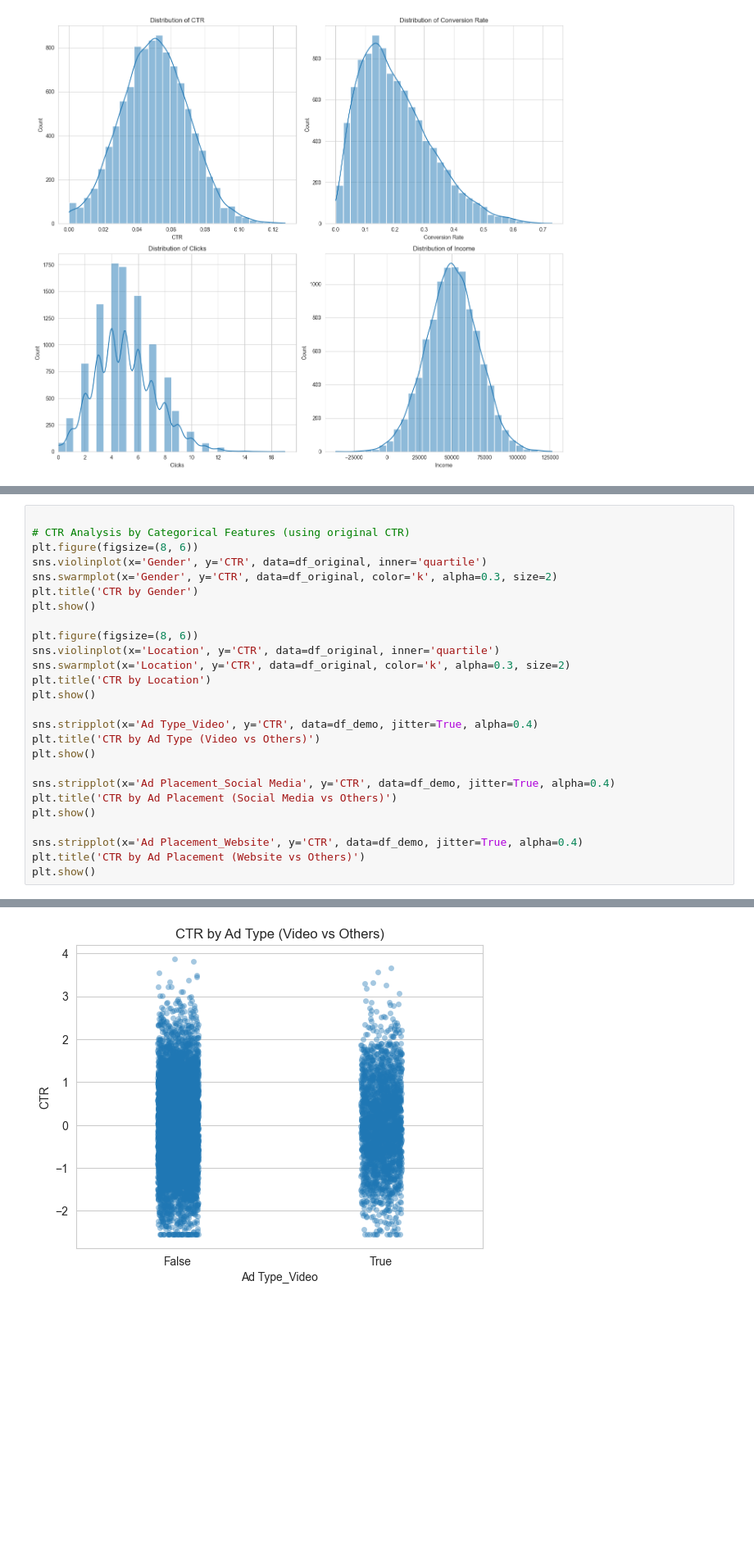
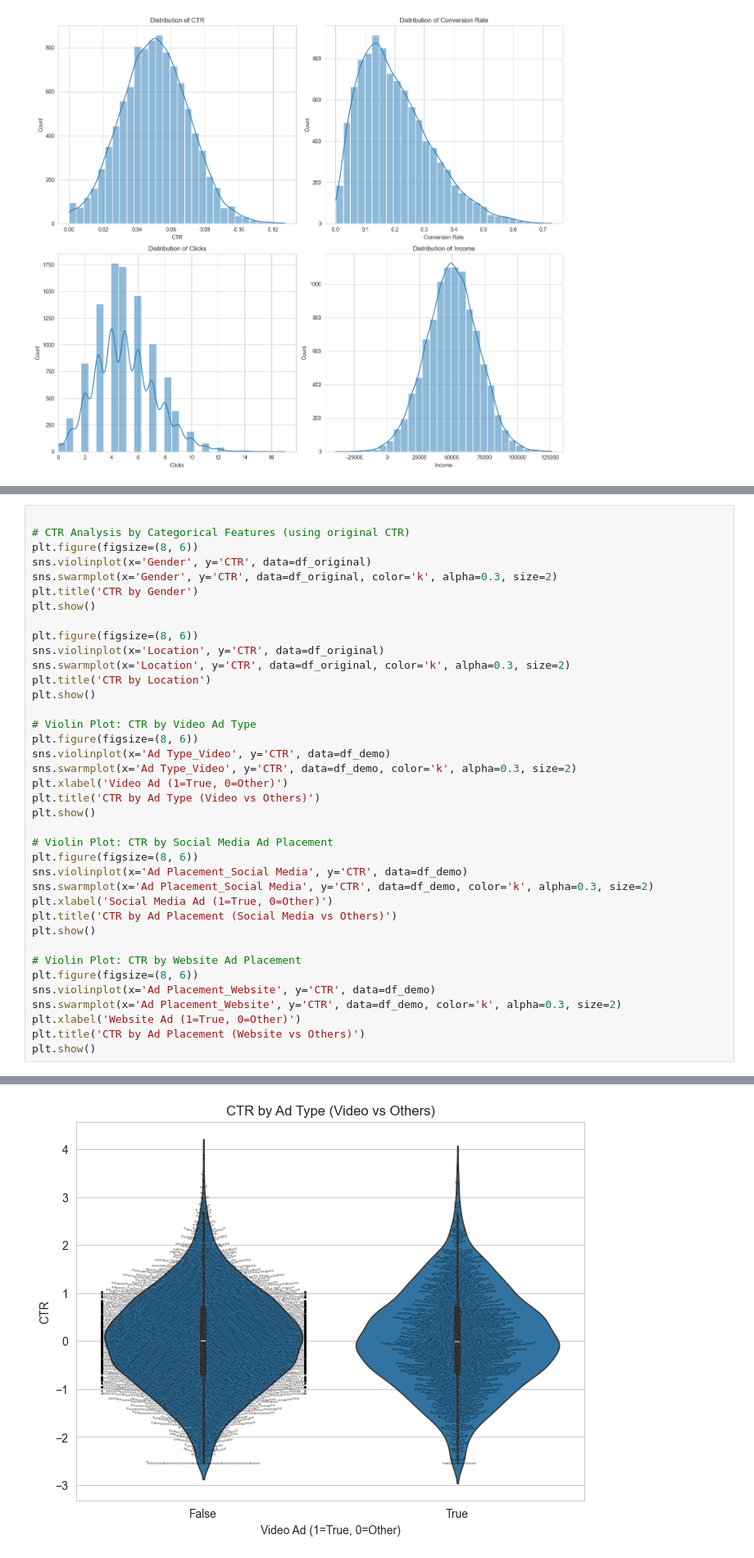
Before and after one commit to ARYAN-SIDH/Ads-Optimization-CTR-Conversions, a Jupyter notebook: Causal_ML.ipynb, the cells around one changed output, grey strips where cells are left out. Shown at 82% size. Cells and saved outputs as stored; diff of their text form; blank space fills up the shorter version.

Commit message:
Corrected Values and Plots

```diff
--- a/Causal_ML.ipynb
+++ b/Causal_ML.ipynb
@@ -54,26 +61,38 @@ plt.show()
 
 # CTR Analysis by Categorical Features (using original CTR)
 plt.figure(figsize=(8, 6))
-sns.violinplot(x='Gender', y='CTR', data=df_original, inner='quartile')
+sns.violinplot(x='Gender', y='CTR', data=df_original)
 sns.swarmplot(x='Gender', y='CTR', data=df_original, color='k', alpha=0.3, size=2)
 plt.title('CTR by Gender')
 plt.show()
 
 plt.figure(figsize=(8, 6))
-sns.violinplot(x='Location', y='CTR', data=df_original, inner='quartile')
+sns.violinplot(x='Location', y='CTR', data=df_original)
 sns.swarmplot(x='Location', y='CTR', data=df_original, color='k', alpha=0.3, size=2)
 plt.title('CTR by Location')
 plt.show()
 
-sns.stripplot(x='Ad Type_Video', y='CTR', data=df_demo, jitter=True, alpha=0.4)
+# Violin Plot: CTR by Video Ad Type
+plt.figure(figsize=(8, 6))
+sns.violinplot(x='Ad Type_Video', y='CTR', data=df_demo)
+sns.swarmplot(x='Ad Type_Video', y='CTR', data=df_demo, color='k', alpha=0.3, size=2)
+plt.xlabel('Video Ad (1=True, 0=Other)')
 plt.title('CTR by Ad Type (Video vs Others)')
 plt.show()
 
-sns.stripplot(x='Ad Placement_Social Media', y='CTR', data=df_demo, jitter=True, alpha=0.4)
+# Violin Plot: CTR by Social Media Ad Placement
+plt.figure(figsize=(8, 6))
+sns.violinplot(x='Ad Placement_Social Media', y='CTR', data=df_demo)
+sns.swarmplot(x='Ad Placement_Social Media', y='CTR', data=df_demo, color='k', alpha=0.3, size=2)
+plt.xlabel('Social Media Ad (1=True, 0=Other)')
 plt.title('CTR by Ad Placement (Social Media vs Others)')
 plt.show()
 
-sns.stripplot(x='Ad Placement_Website', y='CTR', data=df_demo, jitter=True, alpha=0.4)
+# Violin Plot: CTR by Website Ad Placement
+plt.figure(figsize=(8, 6))
+sns.violinplot(x='Ad Placement_Website', y='CTR', data=df_demo)
+sns.swarmplot(x='Ad Placement_Website', y='CTR', data=df_demo, color='k', alpha=0.3, size=2)
+plt.xlabel('Website Ad (1=True, 0=Other)')
 plt.title('CTR by Ad Placement (Website vs Others)')
 plt.show()
 # %% [output]
@@ -88 +109 @@ plt.show()
-[figure, old version]
+[figure, new version]
```
Also changed, not shown: parts of 9 cells of this notebook, 10 other files.
